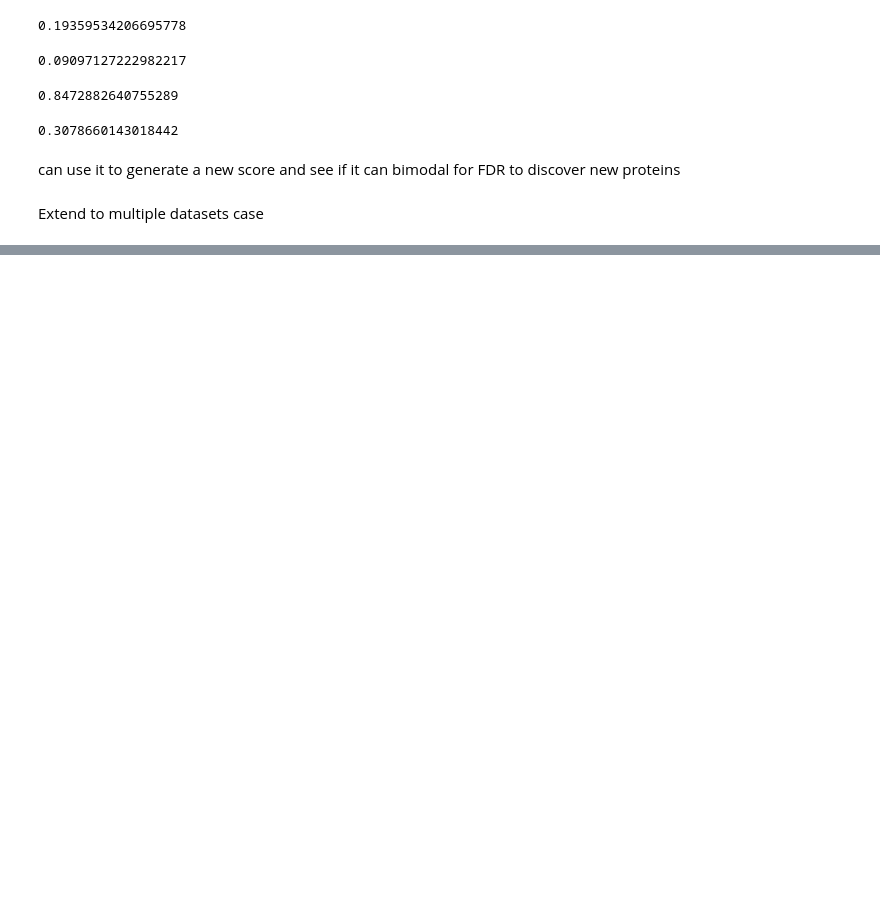
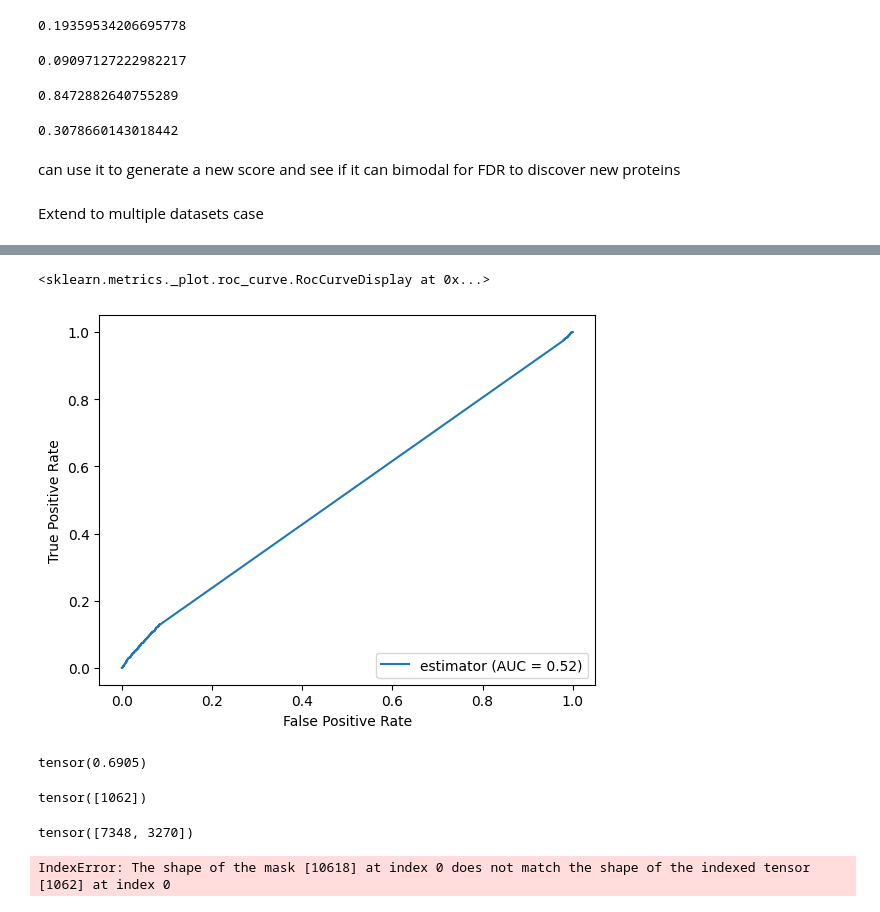
Before and after one commit to FDUguchunhui/protools, a Jupyter notebook: PPI-for-protein-detection/python-analysis/GNN-PPI.ipynb, the cells around one changed output, grey strips where cells are left out. Saved outputs shown, nothing was run; the diff lists cells and outputs as text; code cells hidden in the pictures; blank space fills up the shorter version.

```diff
--- a/PPI-for-protein-detection/python-analysis/GNN-PPI.ipynb
+++ b/PPI-for-protein-detection/python-analysis/GNN-PPI.ipynb
@@ -749,0 +1092,31 @@ def load_edge_csv(path, src_index_col, src_mapping, dst_index_col, dst_mapping,
+# %%
+from sklearn import metrics
+probabilities = F.softmax(out, dim=1)[:, 1]
+y_score = probabilities.detach().numpy()
+fpr, tpr, thresholds = metrics.roc_curve(data_0981.y, y_score)
+roc_auc = metrics.auc(fpr, tpr)
+ # Plotting
+roc_display = metrics.RocCurveDisplay(fpr=fpr, tpr=tpr, roc_auc=roc_auc,
+                                  estimator_name='estimator')
+roc_display.plot()
+plt.show()
+# %% [output]
+<sklearn.metrics._plot.roc_curve.RocCurveDisplay at 0x...>
+[figure, added]
+# %%
+_, test_acc = test(model, loader)
+test_acc
+# %% [output]
+tensor(0.6905)
+# %%
+out = model(data_0981.x)  # Perform a single forward pass.
+out = out[data_0981.test_mask]
+pred = out.argmax(dim=1)
+pred.bincount()
+data_0981.y.bincount()
+
+(pred[data_0981.test_mask] == data_0981.y[data_0981.test_mask]).float().mean()
+# %% [output]
+tensor([1062])
+tensor([7348, 3270])
+IndexError: The shape of the mask [10618] at index 0 does not match the shape of the indexed tensor [1062] at index 0
```
Also changed, not shown: parts of 30 cells of this notebook, 8 other files.
